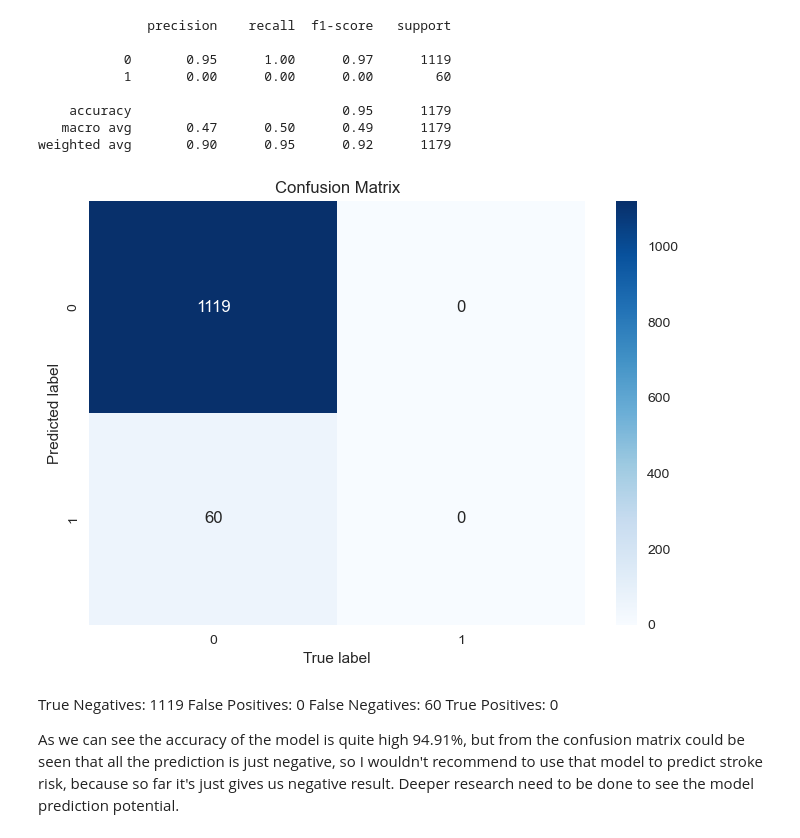
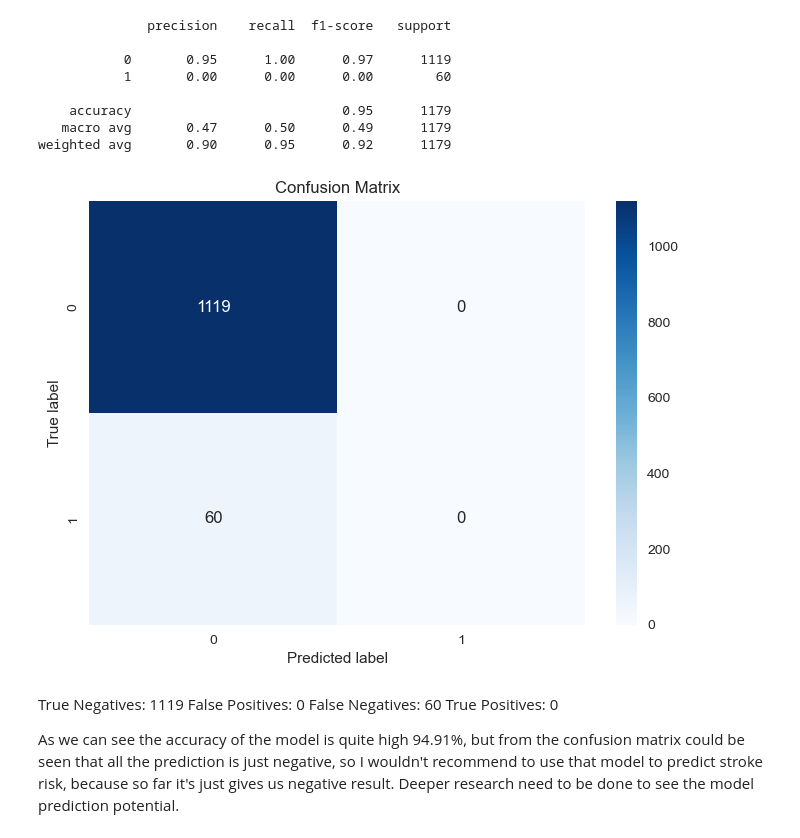
Before and after one commit to vkhait/Project_4, a Jupyter notebook: Project_4_dropped_BMI_values.ipynb, the cells around one changed output. Drawn from its saved outputs; the diff is of its cells as text; code cells hidden in the pictures.

```diff
--- a/Project_4_dropped_BMI_values.ipynb
+++ b/Project_4_dropped_BMI_values.ipynb
@@ -363,13 +363,13 @@ weighted avg       0.90      0.95      0.92      1179
 # %%
 #Generating confusion matrix
 conf_matrix = confusion_matrix(y_test, predictions)
 sns.heatmap(conf_matrix, annot=True, cmap='Blues', fmt='g')
-plt.xlabel('True label')
-plt.ylabel('Predicted label')
+plt.xlabel('Predicted label')
+plt.ylabel('True label')
 plt.title("Confusion Matrix")
 plt.show()
 # %% [output]
-[figure, old version]
+[figure, new version]
 # %% [markdown]
 True Negatives: 1119
 False Positives: 0
```
Also changed, not shown: parts of 5 cells of this notebook, 2 other files.
